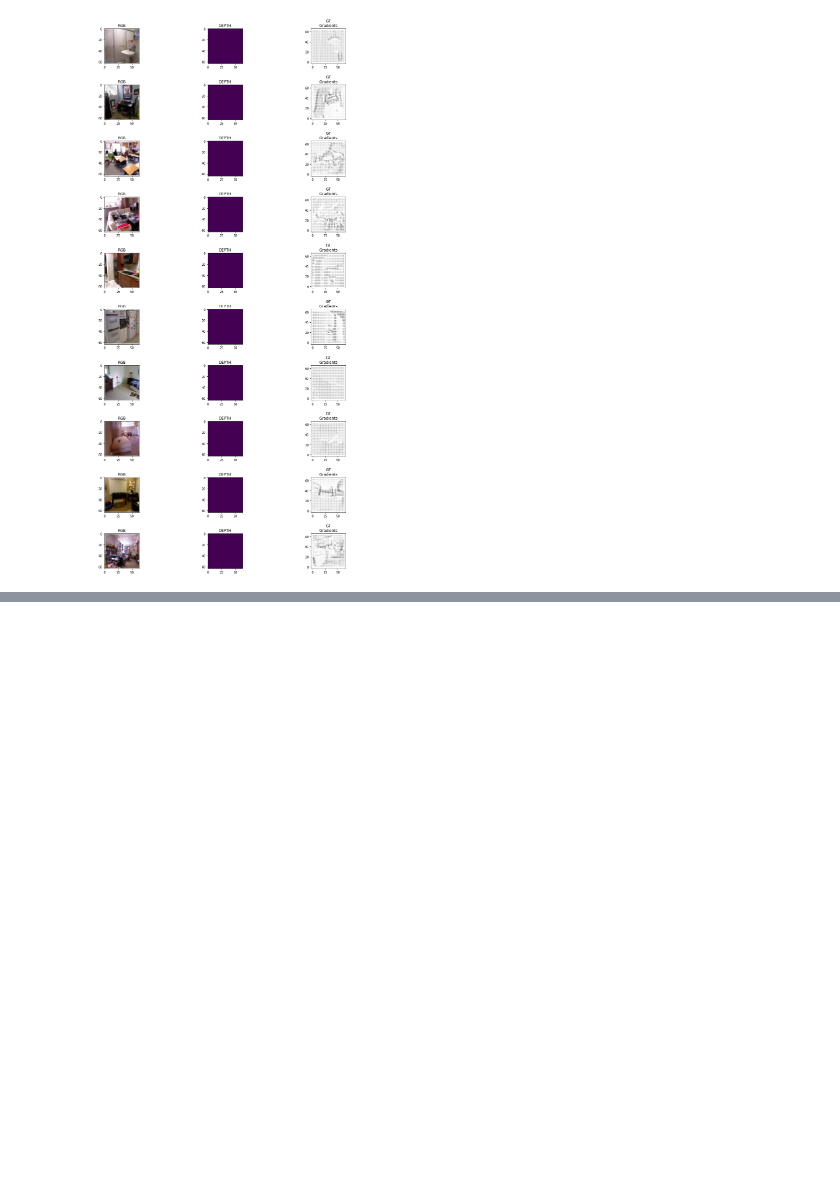
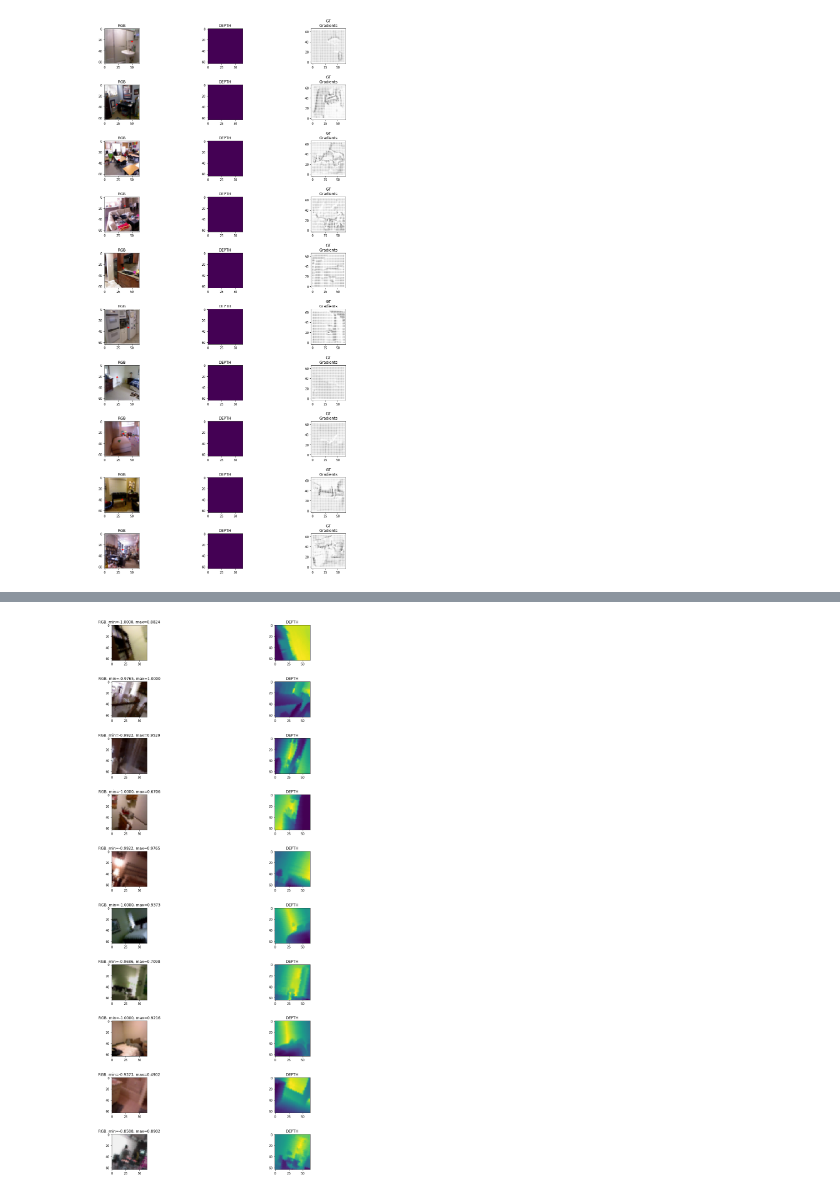
Before and after one commit to manorzvi/cs236781-project, a Jupyter notebook: data_manager.ipynb, the cells around one changed output, grey strips where cells are left out. Saved outputs shown, nothing was run; the diff lists cells and outputs as text; code cells hidden in the pictures; blank space fills up the shorter version.

Commit message:
add rgb2d support to dataset_inference + add it to evaluation loop in evaluation_single_model.ipynb

```diff
--- a/data_manager.ipynb
+++ b/data_manager.ipynb
@@ -139,3 +140,6 @@ for i, sample in enumerate(dl_train):
 plt.show()
 # %% [output]
 [figure]
+# %%
+dl_train,_ = rgb2d_dataloader(DATASET_DIR, BATCH_SIZE, NUM_WORKERS, TRAIN_TEST_RATIO,
+                              IMAGE_SIZE, use_transforms=True)
@@ -141,0 +163,22 @@ plt.show()
+# %%
+fig, axes = plt.subplots(nrows=10, ncols=2, figsize=(32,32), subplot_kw={'aspect': 1},
+                         gridspec_kw=dict(wspace=0.3, hspace=0.6, left=0.1, right=0.5))
+
+for i, sample in enumerate(dl_train):
+    if i >=10:
+        break
+    rgb        = sample['rgb']
+    depth      = sample['depth']
+    rgb_im     = torch2np_u8(rgb)
+    depth_im   = torch2np_u8(depth)
+
+    axes[i,0].imshow(rgb_im)
+    rgb_title = "RGB. min={0:.4f}, max={1:.4f}".format(torch.min(rgb),torch.max(rgb))
+    axes[i,0].set_title(rgb_title)
+
+    axes[i,1].imshow(depth_im)
+    axes[i,1].set_title('DEPTH')
+
+plt.show()
+# %% [output]
+[figure, added]
```
Also changed, not shown: parts of 2 cells of this notebook, 3 other files.
